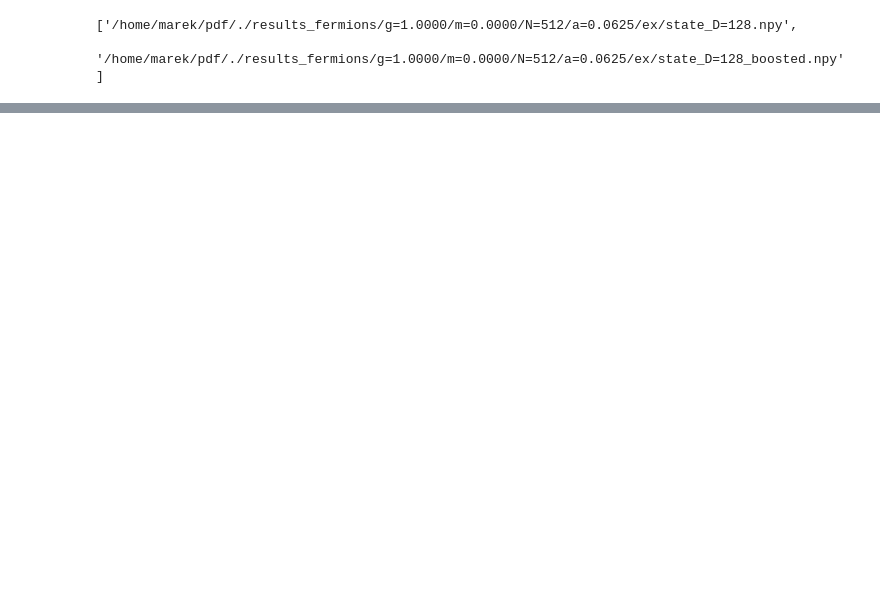
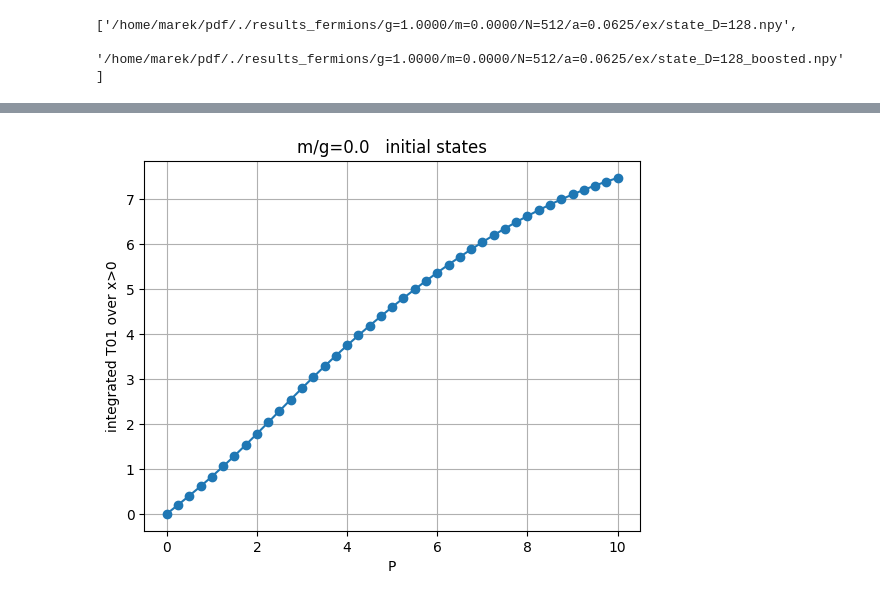
Before and after one commit to marekrams/pdf, a Jupyter notebook: multiplicity_gauss_m=0.ipynb, the cells around one changed output, grey strips where cells are left out. Cells and saved outputs as stored; diff of their text form; code cells hidden in the pictures; blank space fills up the shorter version.

```diff
--- a/multiplicity_gauss_m=0.ipynb
+++ b/multiplicity_gauss_m=0.ipynb
@@ -133,0 +141,10 @@ plt.ylim([1e-3, 1e1])
+# %%
+plt.figure()
+plt.plot(Ps, T01half, 'o-')
+plt.xlabel('P')
+plt.ylabel('integrated T01 over x>0')
+plt.title('m/g={:.1f}   initial states'.format(m/g))
+plt.grid()
+#plt.savefig('initial_states_T01half.png')
+# %% [output]
+[figure, added]
```
Also changed, not shown: parts of 13 cells of this notebook, 1 other file.
